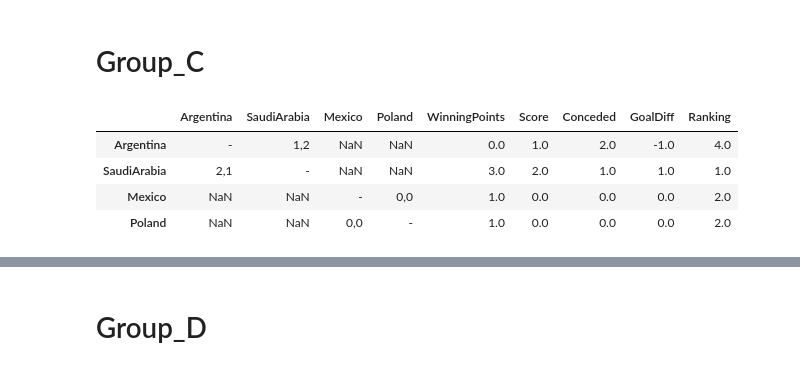
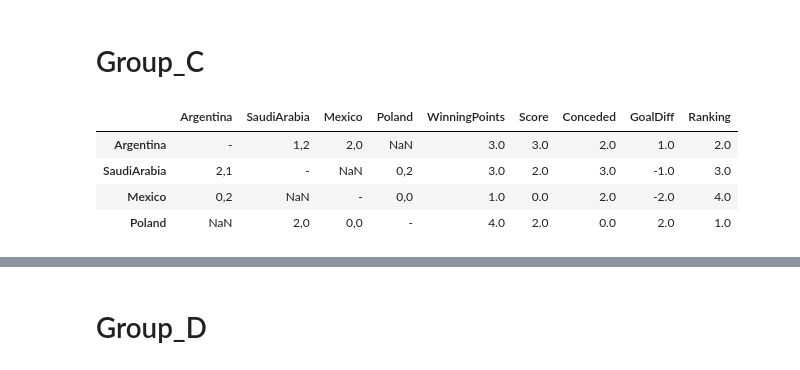
Before and after one commit to Jhosua-a/WCup2022, a Jupyter notebook: WCup2022_GroupLeage.ipynb, the cells around one changed output, grey strips where cells are left out. Drawn from its saved outputs; the diff is of its cells as text; code cells hidden in the pictures.

```diff
--- a/WCup2022_GroupLeage.ipynb
+++ b/WCup2022_GroupLeage.ipynb
@@ -280,19 +310,19 @@ for team in Group_C_Team_list:
 # %%
 Group_C_RoundRobin.iat[0, 1], Group_C_RoundRobin.iat[1, 0] = '1,2' , '2,1'
 Group_C_RoundRobin.iat[2, 3], Group_C_RoundRobin.iat[3, 2] = '0,0' , '0,0'
 
-#Group_C_RoundRobin.iat[0, 2], Group_C_RoundRobin.iat[2, 0] = '0,2' , '2,0'
-#Group_C_RoundRobin.iat[1, 3], Group_C_RoundRobin.iat[3, 1] = '0,2' , '2,0'
+Group_C_RoundRobin.iat[0, 2], Group_C_RoundRobin.iat[2, 0] = '2,0' , '0,2'
+Group_C_RoundRobin.iat[1, 3], Group_C_RoundRobin.iat[3, 1] = '0,2' , '2,0'
 
 #Group_C_RoundRobin.iat[0, 3], Group_C_RoundRobin.iat[3, 0] = '0,2' , '2,0'
 #Group_C_RoundRobin.iat[1, 2], Group_C_RoundRobin.iat[2, 1] = '0,2' , '2,0'
 Ranking(Group_C_RoundRobin)
 # %% [output]
 |  | Argentina | SaudiArabia | Mexico | Poland | WinningPoints | Score | Conceded | GoalDiff | Ranking |
-| Argentina | - | 1,2 | NaN | NaN | 0.0 | 1.0 | 2.0 | -1.0 | 4.0 |
-| SaudiArabia | 2,1 | - | NaN | NaN | 3.0 | 2.0 | 1.0 | 1.0 | 1.0 |
-| Mexico | NaN | NaN | - | 0,0 | 1.0 | 0.0 | 0.0 | 0.0 | 2.0 |
-| Poland | NaN | NaN | 0,0 | - | 1.0 | 0.0 | 0.0 | 0.0 | 2.0 |
+| Argentina | - | 1,2 | 2,0 | NaN | 3.0 | 3.0 | 2.0 | 1.0 | 2.0 |
+| SaudiArabia | 2,1 | - | NaN | 0,2 | 3.0 | 2.0 | 3.0 | -1.0 | 3.0 |
+| Mexico | 0,2 | NaN | - | 0,0 | 1.0 | 0.0 | 2.0 | -2.0 | 4.0 |
+| Poland | NaN | 2,0 | 0,0 | - | 4.0 | 2.0 | 0.0 | 2.0 | 1.0 |
 # %%
 Ranking_num_C, Ranking_probability_C = RankingProbability(Group_C_RoundRobin.copy())
 # %% [output]
```
Also changed, not shown: parts of 21 cells of this notebook, 1 other file.
